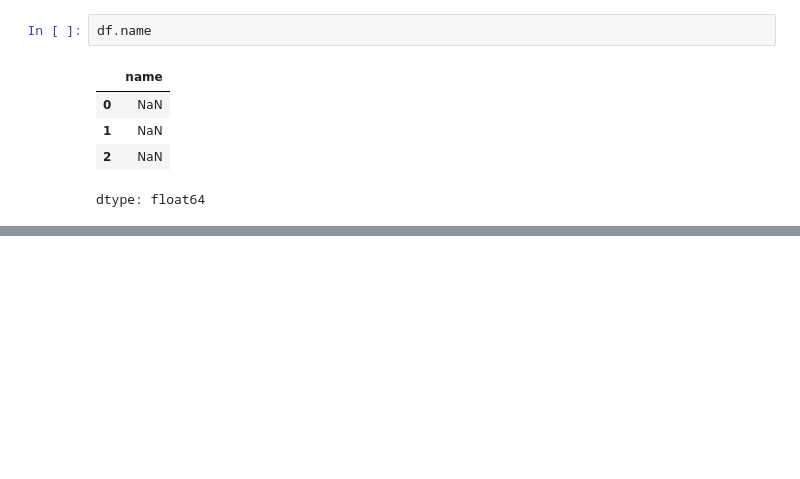
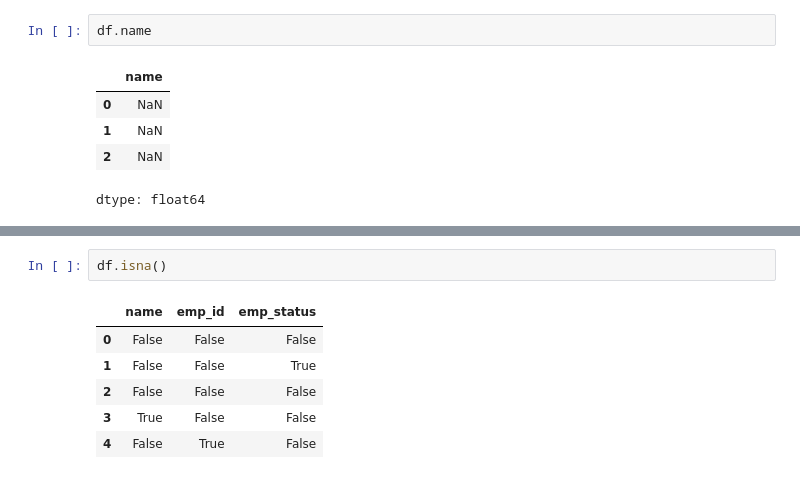
Before and after one commit to Nitik-sharma/Backend, a Jupyter notebook: chapter_appendix-tools-for-deep-learning/jupyter.ipynb, the cells around one changed output, grey strips where cells are left out. Saved outputs shown, nothing was run; the diff lists cells and outputs as text; blank space fills up the shorter version.

```diff
--- a/chapter_appendix-tools-for-deep-learning/jupyter.ipynb
+++ b/chapter_appendix-tools-for-deep-learning/jupyter.ipynb
@@ -251,0 +269,9 @@ dtype: float64
+# %%
+df.isna()
+# %% [output]
+|  | name | emp_id | emp_status |
+| 0 | False | False | False |
+| 1 | False | False | True |
+| 2 | False | False | False |
+| 3 | True | False | False |
+| 4 | False | True | False |
```
Also changed, not shown: parts of 9 cells of this notebook.
